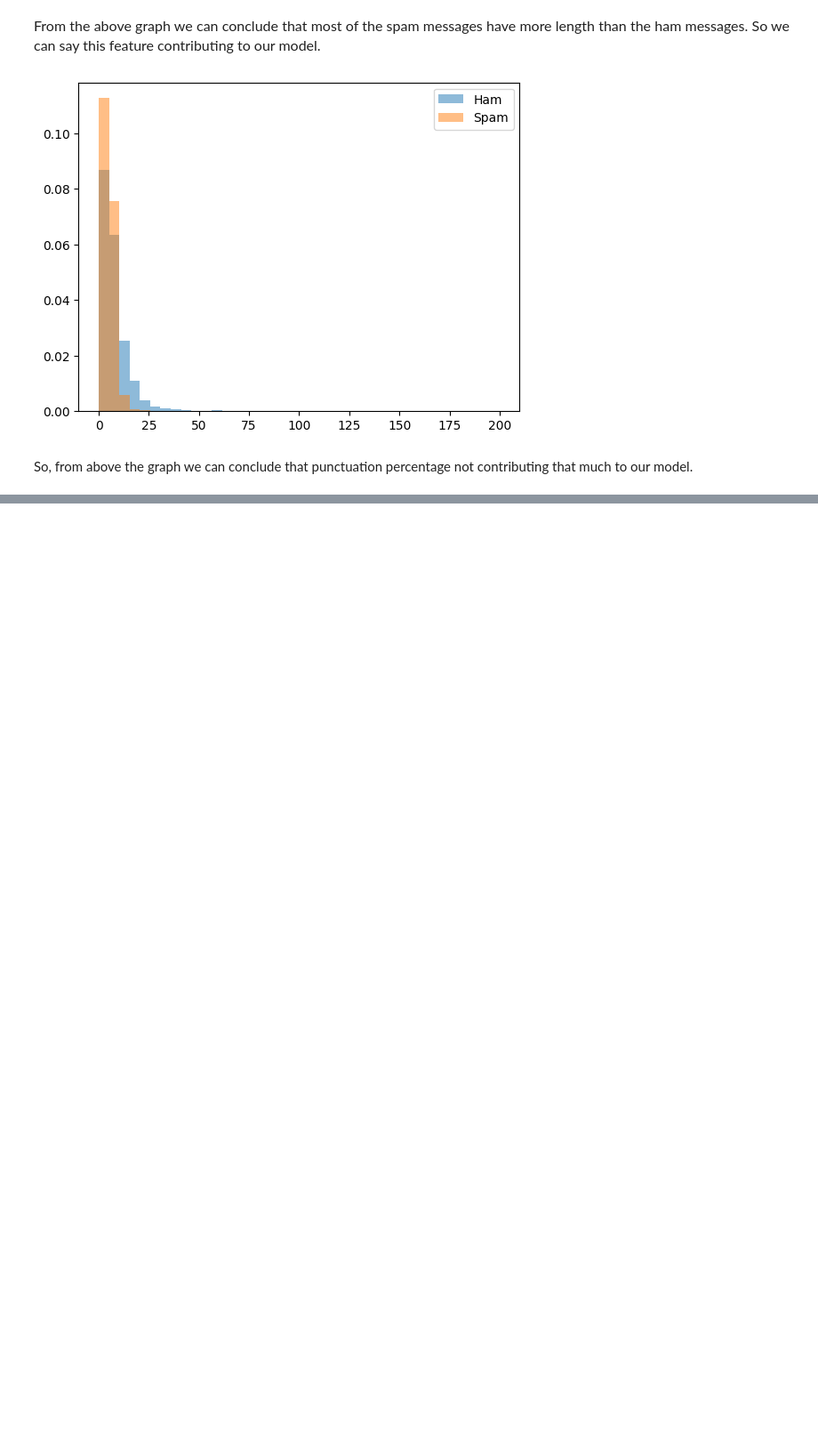
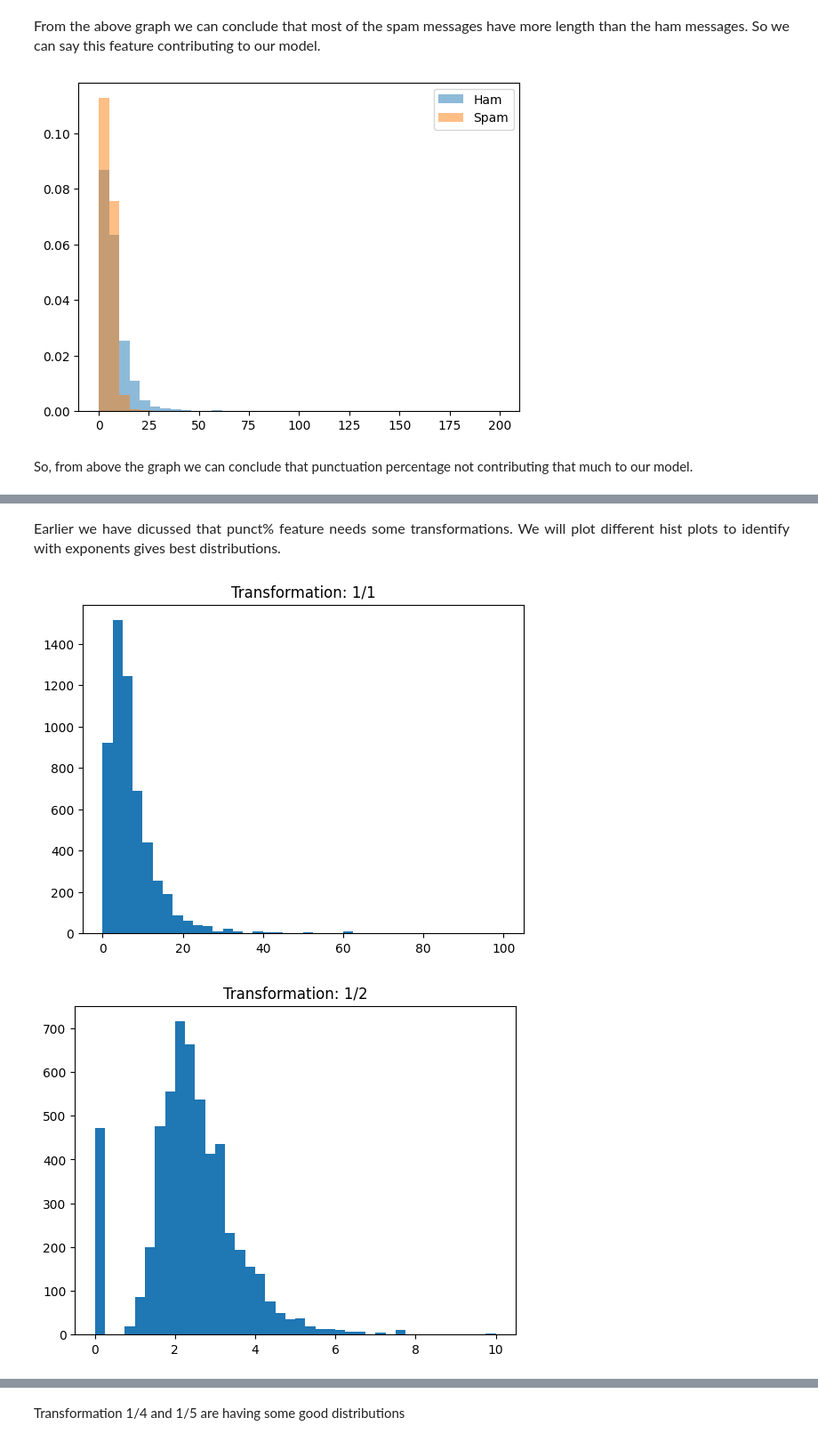
Before and after one commit to madhubabukencha/nat_lang_proc, a Jupyter notebook: chap004_feature_engineering/feature_engineering.ipynb, the cells around one changed output, grey strips where cells are left out. Shown at 89% size. Saved outputs shown, nothing was run; the diff lists cells and outputs as text; code cells hidden in the pictures; blank space fills up the shorter version.

```diff
--- a/chap004_feature_engineering/feature_engineering.ipynb
+++ b/chap004_feature_engineering/feature_engineering.ipynb
@@ -111,0 +167,14 @@ So, from above the graph we can conclude that punctuation percentage not contrib
+# %% [markdown]
+<p style="text-align: justify; text-justify: inter-word;">
+   <font size=3>
+       Earlier we have dicussed that punct% feature needs some transformations. We will plot different hist plots to identify with exponents gives best distributions.
+   </font>
+</p>
+# %%
+for i in [1, 2, 3, 4, 5]:
+    pyplot.hist(data_df["punct%"]**(1/i), bins=40)
+    pyplot.title(F"Transformation: 1/{i}")
+    pyplot.show()
+# %% [output]
+[figure, added]
+[figure, added]
@@ -111,0 +184,2 @@ So, from above the graph we can conclude that punctuation percentage not contrib
+# %% [markdown]
+Transformation 1/4 and 1/5 are having some good distributions
```
Also changed, not shown: parts of 14 cells of this notebook, 4 other files.
